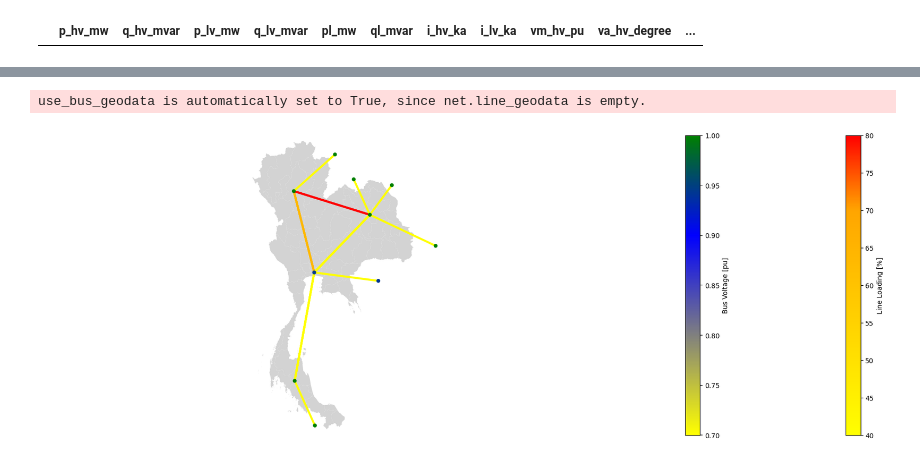
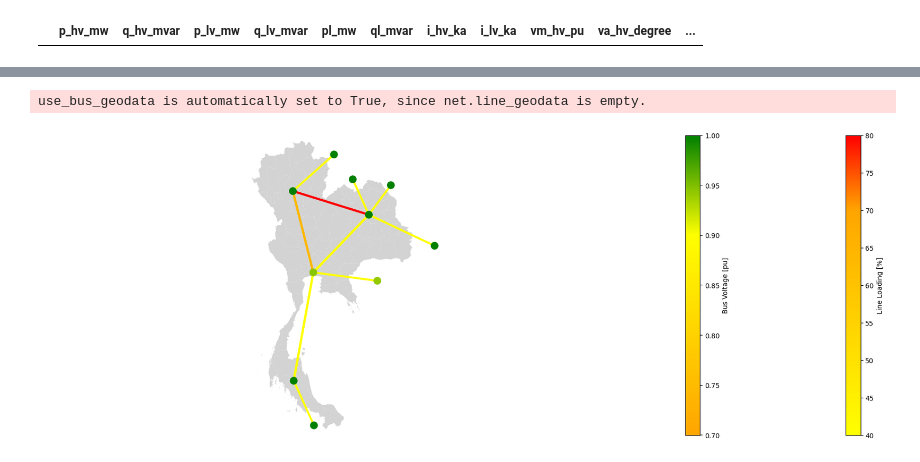
Before and after one commit to williamrodz/Thai-PandaPower, a Jupyter notebook: ThaiEnergyFlow.ipynb, the cells around one changed output, grey strips where cells are left out. Saved outputs shown, nothing was run; the diff lists cells and outputs as text; code cells hidden in the pictures.

```diff
--- a/ThaiEnergyFlow.ipynb
+++ b/ThaiEnergyFlow.ipynb
@@ -435,29 +371,29 @@ use_bus_geodata is automatically set to True, since net.line_geodata is empty.
 # %%
 # Define the line color map
 line_cmap_list = [(40, "yellow"), (70, "orange"), (80, "red")]
 line_cmap, line_norm = plot.cmap_continuous(line_cmap_list)
 
 # Create the line color collection
 lc = plot.create_line_collection(net, net.line.index, zorder=1, cmap=line_cmap, norm=line_norm, linewidths=3)
 
 # Define the bus color map
-bus_cmap_list = [(0.7, "yellow"), (0.9, "blue"), (1.0, "green")]
+bus_cmap_list = [(0.7, "orange"), (0.9, "yellow"), (1.0, "green")]
 bus_cmap, bus_norm = plot.cmap_continuous(bus_cmap_list)
 
 # Create the bus color collection
-bc = plot.create_bus_collection(net, net.bus.index, size=0.1, zorder=2, cmap=bus_cmap, norm=bus_norm)
+bc = plot.create_bus_collection(net, net.bus.index, size=0.2, zorder=2, cmap=bus_cmap, norm=bus_norm)
 
 # Plot the map of Thailand as the background
 fig, ax = plt.subplots(figsize=(25, 8))
 thailand.plot(ax=ax, color='lightgrey')
 
 # Draw the collections
 plot.draw_collections([lc, bc], ax=ax)
 
 plt.show()
 # %% [output]
 use_bus_geodata is automatically set to True, since net.line_geodata is empty.
-[figure, old version]
+[figure, new version]
 # %%
 #Print results to an excel file
 #pp.to_excel(net, "results.xlsx")
```
Also changed, not shown: parts of 4 cells of this notebook, 1 other file.
